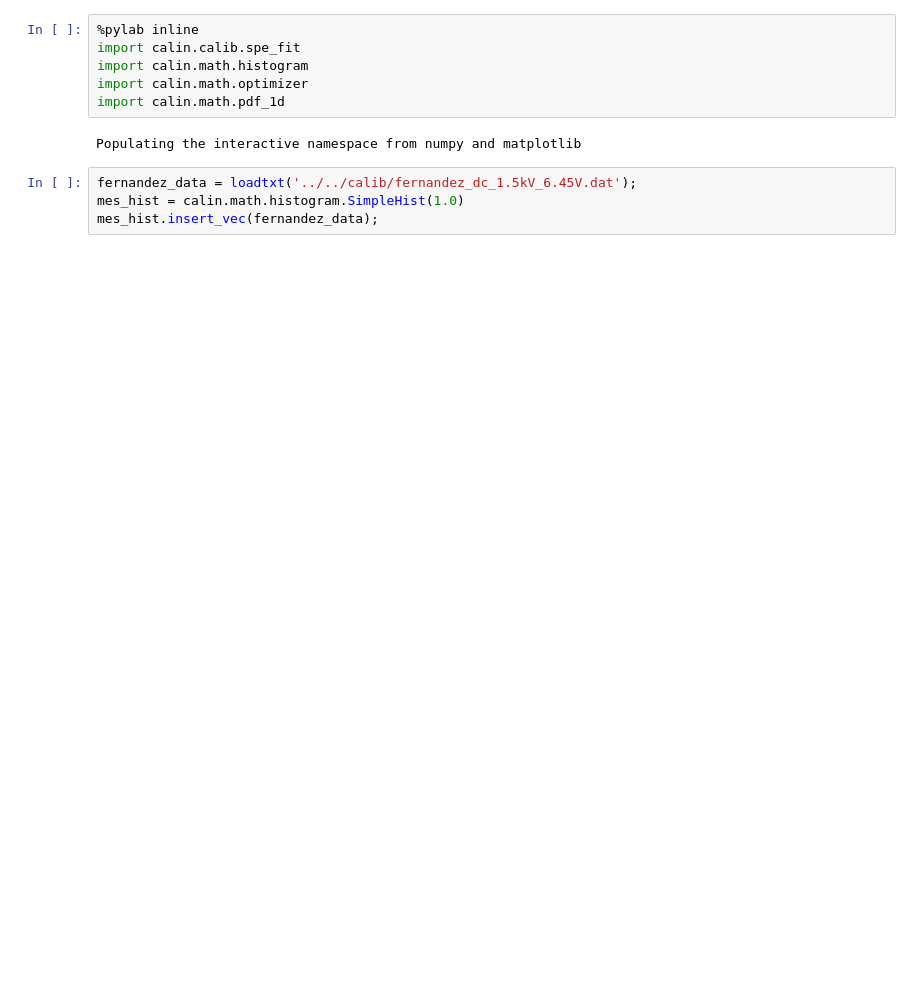
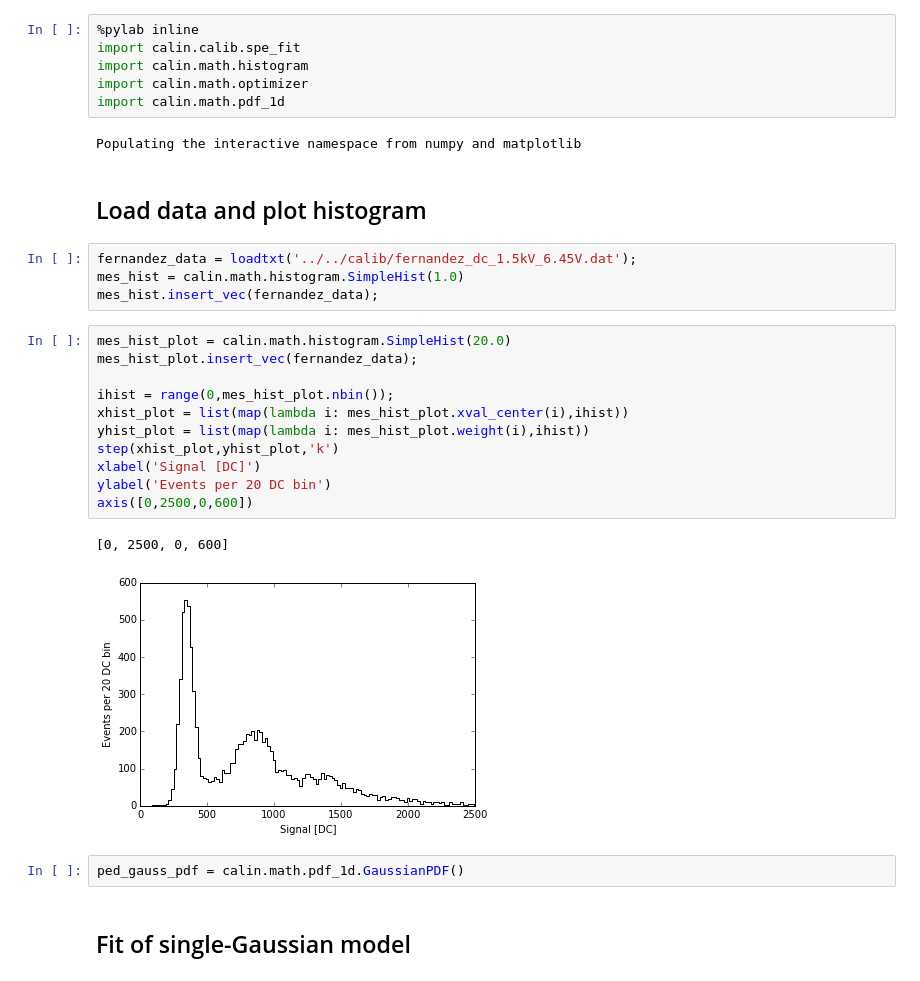
Before and after one commit to llr-cta/calin, a Jupyter notebook: unit_tests/python/notebooks/test two component SES model.ipynb, the cells around one changed output. Saved outputs shown, nothing was run; the diff lists cells and outputs as text; blank space fills up the shorter version.

```diff
--- a/unit_tests/python/notebooks/test two component SES model.ipynb
+++ b/unit_tests/python/notebooks/test two component SES model.ipynb
@@ -6,7 +6,27 @@ import calin.math.optimizer
 import calin.math.pdf_1d
 # %% [output]
 Populating the interactive namespace from numpy and matplotlib
+# %% [markdown]
+## Load data and plot histogram
 # %%
 fernandez_data = loadtxt('../../calib/fernandez_dc_1.5kV_6.45V.dat');
 mes_hist = calin.math.histogram.SimpleHist(1.0)
 mes_hist.insert_vec(fernandez_data);
+# %%
+mes_hist_plot = calin.math.histogram.SimpleHist(20.0)
+mes_hist_plot.insert_vec(fernandez_data);
+
+ihist = range(0,mes_hist_plot.nbin());
+xhist_plot = list(map(lambda i: mes_hist_plot.xval_center(i),ihist))
+yhist_plot = list(map(lambda i: mes_hist_plot.weight(i),ihist))
+step(xhist_plot,yhist_plot,'k')
+xlabel('Signal [DC]')
+ylabel('Events per 20 DC bin')
+axis([0,2500,0,600])
+# %% [output]
+[0, 2500, 0, 600]
+[figure, added]
+# %%
+ped_gauss_pdf = calin.math.pdf_1d.GaussianPDF()
+# %% [markdown]
+## Fit of single-Gaussian model
```
Also changed, not shown: parts of 16 cells of this notebook.
